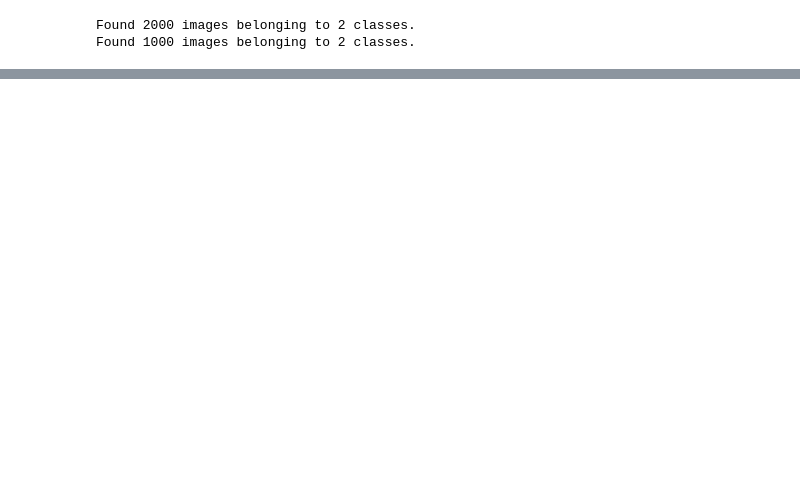
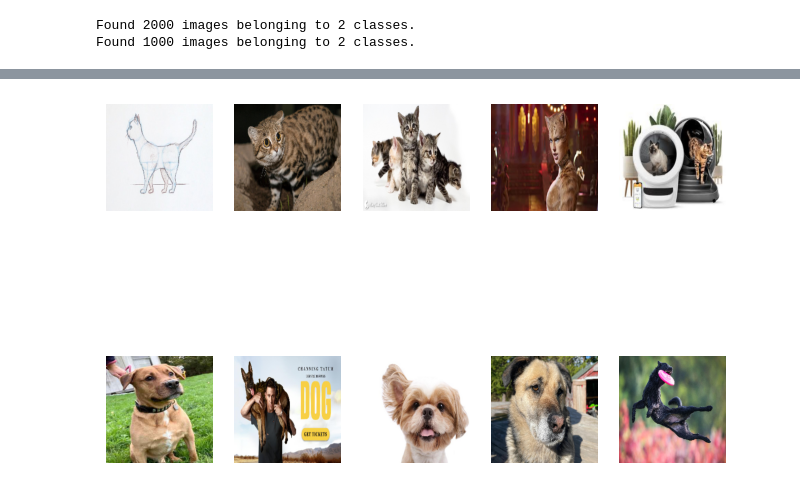
Before and after one commit to 9ghahg9/TF2.x_YouTube, a Jupyter notebook: TF_YouTube_26.ipynb, the cells around one changed output, grey strips where cells are left out. Drawn from its saved outputs; the diff is of its cells as text; code cells hidden in the pictures; blank space fills up the shorter version.

```diff
--- a/TF_YouTube_26.ipynb
+++ b/TF_YouTube_26.ipynb
@@ -106,0 +139,26 @@ import matplotlib.pyplot as plt
+# %%
+# 테스트 데이터 전처리
+import cv2, glob
+
+test_img_list = []
+test_img_name_list = glob.glob('datafile\cats_and_dogs-sample\cats_and_dogs_test\mixpicture\*')
+
+for i in range(len(test_img_name_list)):
+
+    src_img = cv2.imread(test_img_name_list[i], cv2.IMREAD_COLOR)
+    src_img = cv2.resize(src_img, dsize=(IMG_WIDTH, IMG_HEIGHT))
+
+    dst_img = cv2.cvtColor(src_img, cv2.COLOR_BGR2RGB)
+
+    dst_img = dst_img / 255.0
+
+    test_img_list.append(dst_img)
+
+plt.figure(figsize=(8,6))
+for i in range(len(test_img_list)):
+    plt.subplot(2, 5, i+1)
+    plt.axis('off')
+    plt.imshow(test_img_list[i])
+plt.show()
+# %% [output]
+[figure, added]
```
Also changed, not shown: parts of 9 cells of this notebook, 8 other files.
